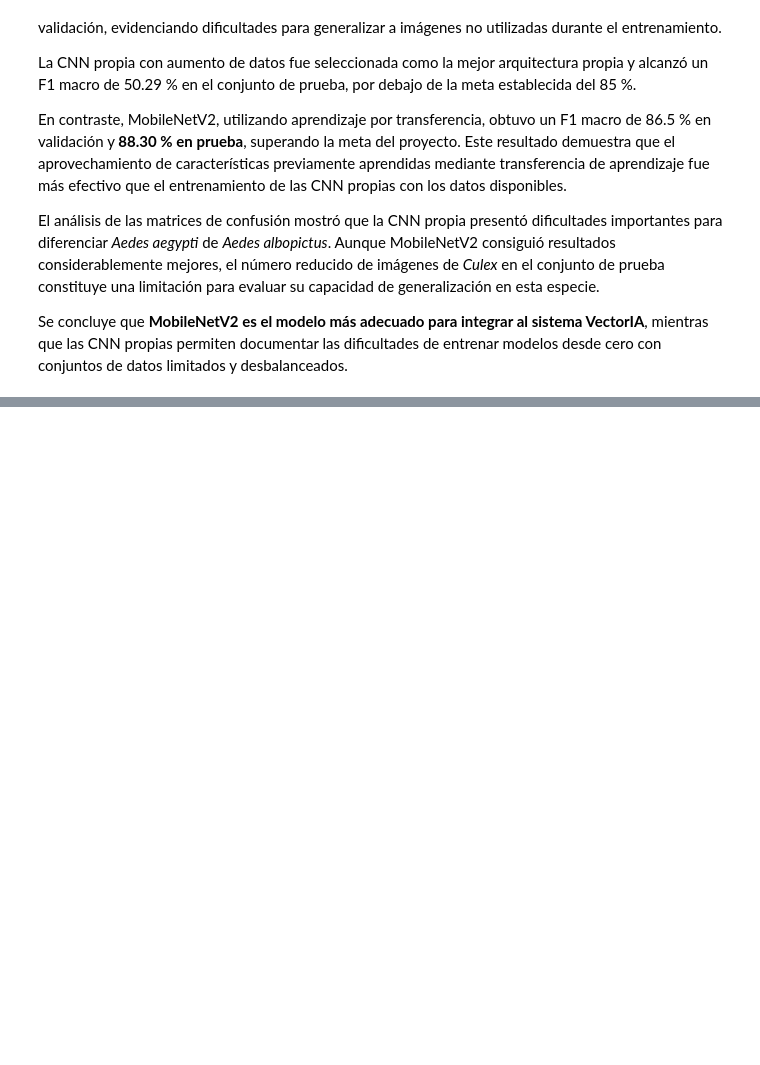
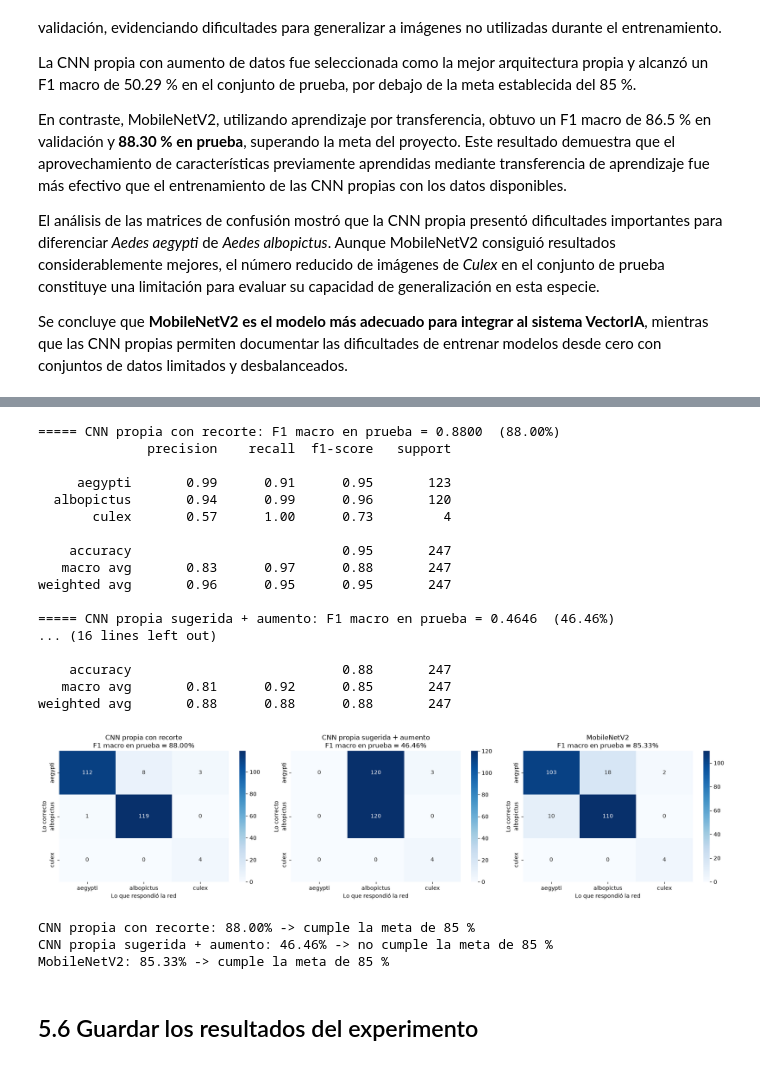
Before and after one commit to GaboSM1507/Proyecto-VectorIA, a Jupyter notebook: notebooks/02_CNN_Mosquitos.ipynb, the cells around one changed output, grey strips where cells are left out. Cells and saved outputs as stored; diff of their text form; code cells hidden in the pictures; blank space fills up the shorter version.

```diff
--- a/notebooks/02_CNN_Mosquitos.ipynb
+++ b/notebooks/02_CNN_Mosquitos.ipynb
@@ -721,0 +953,20 @@ Se concluye que **MobileNetV2 es el modelo más adecuado para integrar al sistem
+# %%
+modelos_x = {
+    'CNN propia sugerida': ('cnn_mosquitos.keras', False, False),
+    'CNN propia sugerida + aumento': ('cnn_mosquitos_mejorada.keras', False, False),
+    'CNN propia v2': ('cnn_mosquitos_v2.keras', False, False),
+    'CNN propia con recorte': (archivo_recorte, False, True),
+    'MobileNetV2': ('mobilenet_mosquitos.keras', True, False),
+}
+
+val_x_f1 = {}
+for nombre, (archivo, mobilenet, recorte) in modelos_x.items():
+    modelo = tf.keras.models.load_model(CARPETA_MODELOS / archivo, compile=False)
+    datos = val_r if recorte else val_x
+    pred = np.argmax(modelo.predict(crear_dataset(datos, modelo.input_shape[1], mobilenet), verbose=0), axis=1)
+    val_x_f1[nombre] = f1_score(datos['etiqueta'], pred, average='macro', labels=CLASES_VAL, zero_division=0)
+
+print(pd.Series(val_x_f1, name='F1 macro en validación (aegypti y albopictus)').round(3).sort_values(ascending=False))
+propias_x = {n: f for n, f in val_x_f1.items() if not modelos_x[n][1]}
+elegida_x = max(propias_x, key=propias_x.get)
+print('\nCNN propia elegida con validación:', elegida_x)
@@ -721,0 +988,54 @@ Se concluye que **MobileNetV2 es el modelo más adecuado para integrar al sistem
+# %%
+finales_x = [elegida_x, 'MobileNetV2']
+if 'CNN propia sugerida + aumento' not in finales_x:
+    finales_x.insert(1, 'CNN propia sugerida + aumento')    # referencia: la elegida en la sección 4 #
+
+resumen_x = {}
+fig, ejes = plt.subplots(1, len(finales_x), figsize=(6 * len(finales_x), 4.5))
+for eje, nombre in zip(ejes, finales_x):
+    archivo, mobilenet, recorte = modelos_x[nombre]
+    datos = test_r if recorte else test_x
+    modelo = tf.keras.models.load_model(CARPETA_MODELOS / archivo, compile=False)
+    pred, f1 = evaluar(modelo, datos, mobilenet)
+    f1_clase = f1_score(datos['etiqueta'], pred, average=None, labels=[0, 1, 2], zero_division=0)
+    matriz = confusion_matrix(datos['etiqueta'], pred, labels=[0, 1, 2])
+    print(f'===== {nombre}: F1 macro en prueba = {f1:.4f}  ({f1:.2%})')
+    print(classification_report(datos['etiqueta'], pred, labels=[0, 1, 2], target_names=CLASES, zero_division=0))
+    sns.heatmap(matriz, annot=True, fmt='d', cmap='Blues', xticklabels=CLASES, yticklabels=CLASES, ax=eje)
+    eje.set_title(f'{nombre}\nF1 macro en prueba = {f1:.2%}')
+    eje.set_xlabel('Lo que respondió la red')
+    eje.set_ylabel('Lo correcto')
+    resumen_x[nombre] = {'modelo': archivo, 'entrada': 'recorte' if recorte else 'foto completa',
+                         'f1_macro': round(float(f1), 4),
+                         'f1_por_clase': {c: round(float(v), 2) for c, v in zip(CLASES, f1_clase)},
+                         'matriz_confusion': matriz.tolist()}
+plt.tight_layout()
+plt.show()
+
+for nombre in finales_x:
+    f1 = resumen_x[nombre]['f1_macro']
+    print(f"{nombre}: {f1:.2%} -> {'cumple' if f1 >= 0.85 else 'no cumple'} la meta de 85 %")
+# %% [output]
+===== CNN propia con recorte: F1 macro en prueba = 0.8800  (88.00%)
+              precision    recall  f1-score   support
+
+     aegypti       0.99      0.91      0.95       123
+  albopictus       0.94      0.99      0.96       120
+       culex       0.57      1.00      0.73         4
+
+    accuracy                           0.95       247
+   macro avg       0.83      0.97      0.88       247
+weighted avg       0.96      0.95      0.95       247
+
+===== CNN propia sugerida + aumento: F1 macro en prueba = 0.4646  (46.46%)
+... (16 lines left out)
+
+    accuracy                           0.88       247
+   macro avg       0.81      0.92      0.85       247
+weighted avg       0.88      0.88      0.88       247
+[figure, added]
+CNN propia con recorte: 88.00% -> cumple la meta de 85 %
+CNN propia sugerida + aumento: 46.46% -> no cumple la meta de 85 %
+MobileNetV2: 85.33% -> cumple la meta de 85 %
+# %% [markdown]
+## 5.6 Guardar los resultados del experimento
```
Also changed, not shown: parts of 13 cells of this notebook, 7 other files.
